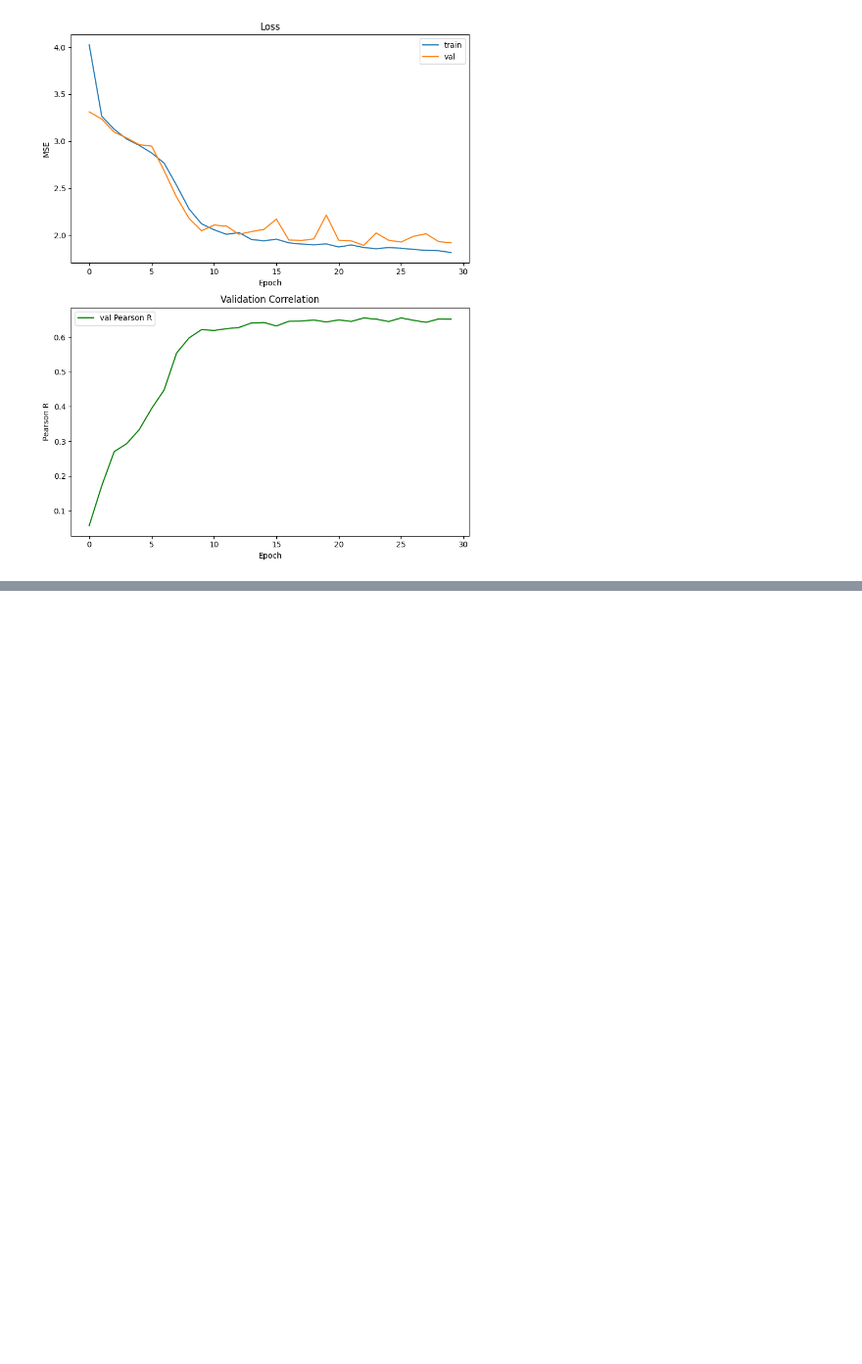
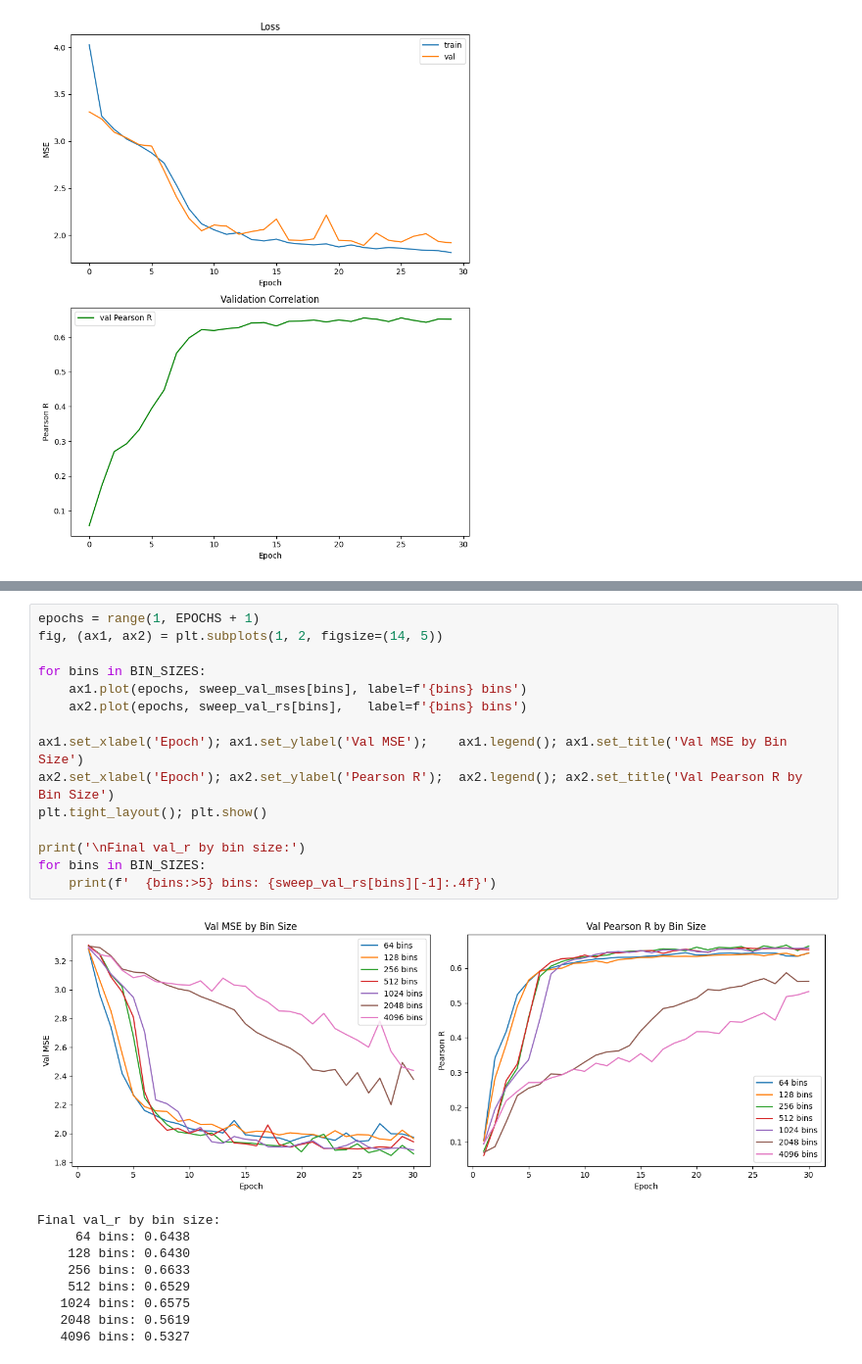
Before and after one commit to irith-kat/genai4bio-project, a Jupyter notebook: src/decoder.ipynb, the cells around one changed output, grey strips where cells are left out. Shown at 98% size. Saved outputs shown, nothing was run; the diff lists cells and outputs as text; blank space fills up the shorter version.

```diff
--- a/src/decoder.ipynb
+++ b/src/decoder.ipynb
@@ -211,0 +435,25 @@ plt.tight_layout(); plt.show()
+# %%
+epochs = range(1, EPOCHS + 1)
+fig, (ax1, ax2) = plt.subplots(1, 2, figsize=(14, 5))
+
+for bins in BIN_SIZES:
+    ax1.plot(epochs, sweep_val_mses[bins], label=f'{bins} bins')
+    ax2.plot(epochs, sweep_val_rs[bins],   label=f'{bins} bins')
+
+ax1.set_xlabel('Epoch'); ax1.set_ylabel('Val MSE');    ax1.legend(); ax1.set_title('Val MSE by Bin Size')
+ax2.set_xlabel('Epoch'); ax2.set_ylabel('Pearson R');  ax2.legend(); ax2.set_title('Val Pearson R by Bin Size')
+plt.tight_layout(); plt.show()
+
+print('\nFinal val_r by bin size:')
+for bins in BIN_SIZES:
+    print(f'  {bins:>5} bins: {sweep_val_rs[bins][-1]:.4f}')
+# %% [output]
+[figure, added]
+Final val_r by bin size:
+     64 bins: 0.6438
+    128 bins: 0.6430
+    256 bins: 0.6633
+    512 bins: 0.6529
+   1024 bins: 0.6575
+   2048 bins: 0.5619
+   4096 bins: 0.5327
```
Also changed, not shown: parts of 7 cells of this notebook.
